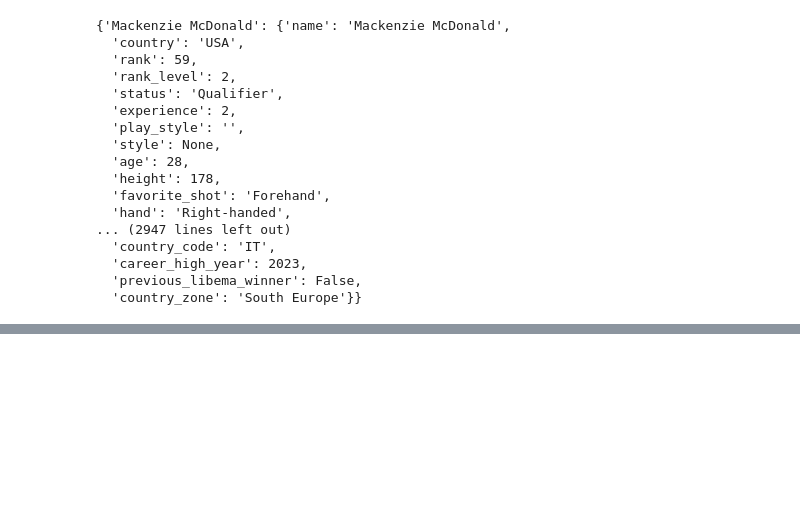
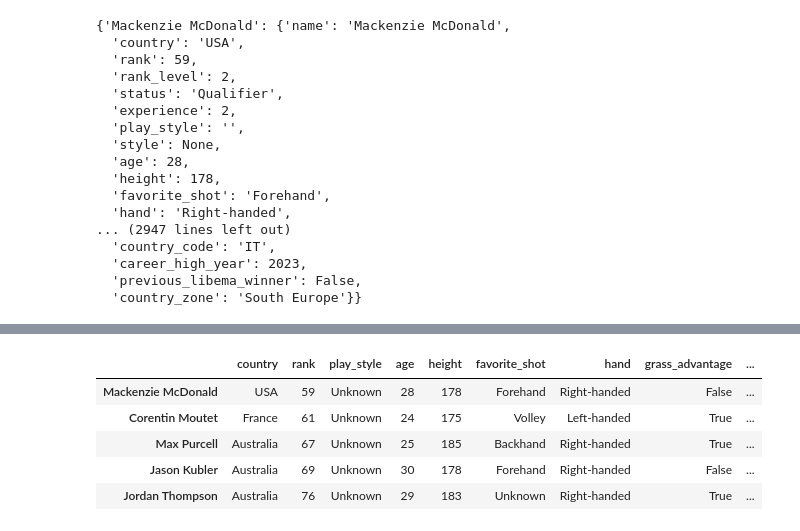
Before and after one commit to AsafKed/tennis-router, a Jupyter notebook: backend/analysis.ipynb, the cells around one changed output, grey strips where cells are left out. Cells and saved outputs as stored; diff of their text form; code cells hidden in the pictures; blank space fills up the shorter version.

```diff
--- a/backend/analysis.ipynb
+++ b/backend/analysis.ipynb
@@ -615,0 +656,9 @@ KeyError: 'country_zone'
+# %%
+# Get view and like counts
+from database_workers.Neo4j_Event_Worker import Event_Worker
+event_worker = Event_Worker()
+view_counts = event_worker.count_view_player()
+like_counts = event_worker.count_like_player()
+event_worker.close()
+print(len(view_counts))
+print(len(like_counts))
@@ -647,8 +699,6 @@ players_dict
   'country_zone': 'South Europe'}}
 # %%
 import pandas as pd
-import numpy as np
-from sklearn.preprocessing import LabelEncoder
 
 # Convert your dictionary to a DataFrame
 df_players = pd.DataFrame(players_dict).T
@@ -664,5 +714,16 @@ df_players['play_style'] = df_players['play_style'].replace('', 'Unknown')
 df_players['favorite_shot'] = df_players['favorite_shot'].replace('', 'Unknown')
 df_players['country_zone'] = df_players['country_zone'].replace('', 'Unknown')
 df_players
+
+# Convert view_counts and like_counts into DataFrames
+view_counts_df = pd.DataFrame(view_counts).T[['total']].rename(columns={'total': 'views'})
+like_counts_df = pd.DataFrame(like_counts).T[['total']].rename(columns={'total': 'likes'})
+
+# Merge the view_counts and like_counts dataframes into the df_players dataframe
+df_players = df_players.merge(view_counts_df, how='left', left_index=True, right_index=True)
+df_players = df_players.merge(like_counts_df, how='left', left_index=True, right_index=True)
+
+# Fill NA values with 0
+df_players[['views', 'likes']] = df_players[['views', 'likes']].fillna(0)
 # %% [output]
 ['age', 'career_high_rank', 'career_high_year', 'coach', 'country', 'country_code', 'country_zone', 'experience', 'favorite_shot', 'gender', 'grass_advantage', 'hand', 'height', 'image_url', 'name', ' ...
@@ -681,0 +730,9 @@ df_players
+# %%
+df_players.head()
+# %% [output]
+|  | country | rank | play_style | age | height | favorite_shot | hand | grass_advantage | ... |
+| Mackenzie McDonald | USA | 59 | Unknown | 28 | 178 | Forehand | Right-handed | False | ... |
+| Corentin Moutet | France | 61 | Unknown | 24 | 175 | Volley | Left-handed | True | ... |
+| Max Purcell | Australia | 67 | Unknown | 25 | 185 | Backhand | Right-handed | True | ... |
+| Jason Kubler | Australia | 69 | Unknown | 30 | 178 | Forehand | Right-handed | False | ... |
+| Jordan Thompson | Australia | 76 | Unknown | 29 | 183 | Unknown | Right-handed | True | ... |
```
Also changed, not shown: parts of 27 cells of this notebook, 5 other files.
